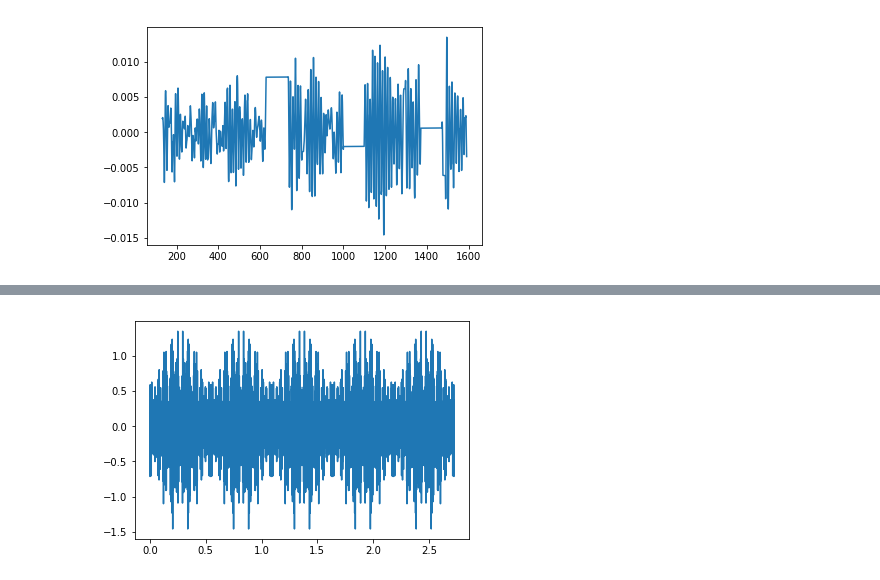
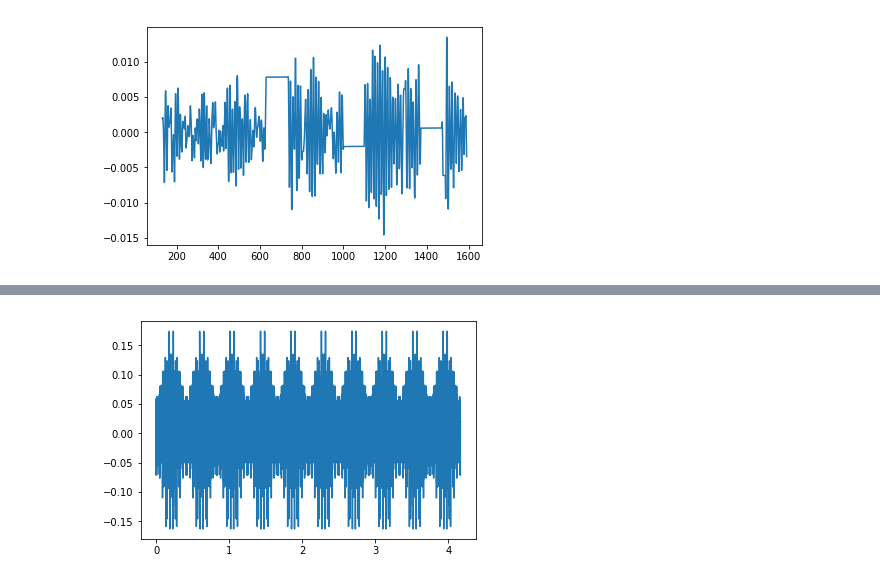
Before and after one commit to bmorris3/starsongs, a Jupyter notebook: sonify.ipynb, the cells around one changed output, grey strips where cells are left out. Cells and saved outputs as stored; diff of their text form; code cells hidden in the pictures.

```diff
--- a/sonify.ipynb
+++ b/sonify.ipynb
@@ -191,5 +203,8 @@ plt.plot(time, flux)
+# %%
+predicted_flux = np.tile(np.concatenate([predicted_flux, predicted_flux[::-1]]), 10)
+fig, ax = write_wave(10*predicted_flux, len(predicted_flux), sampling_rate, path='k17.wav')
+# %% [output]
+[figure, added]
 # %%
-flux = np.tile(np.concatenate([flux, flux[::-1]]), 5)
-fig, ax = write_wave(100*flux[::2], len(flux[::2]), sampling_rate*2, path='k17.wav')
+# flux = np.tile(np.concatenate([flux, flux[::-1]]), 5)
+# fig, ax = write_wave(100*flux[::2], len(flux[::2]), sampling_rate*2, path='k17.wav')
-# %% [output]
-[figure, removed]
```
Also changed, not shown: parts of 5 cells of this notebook.
